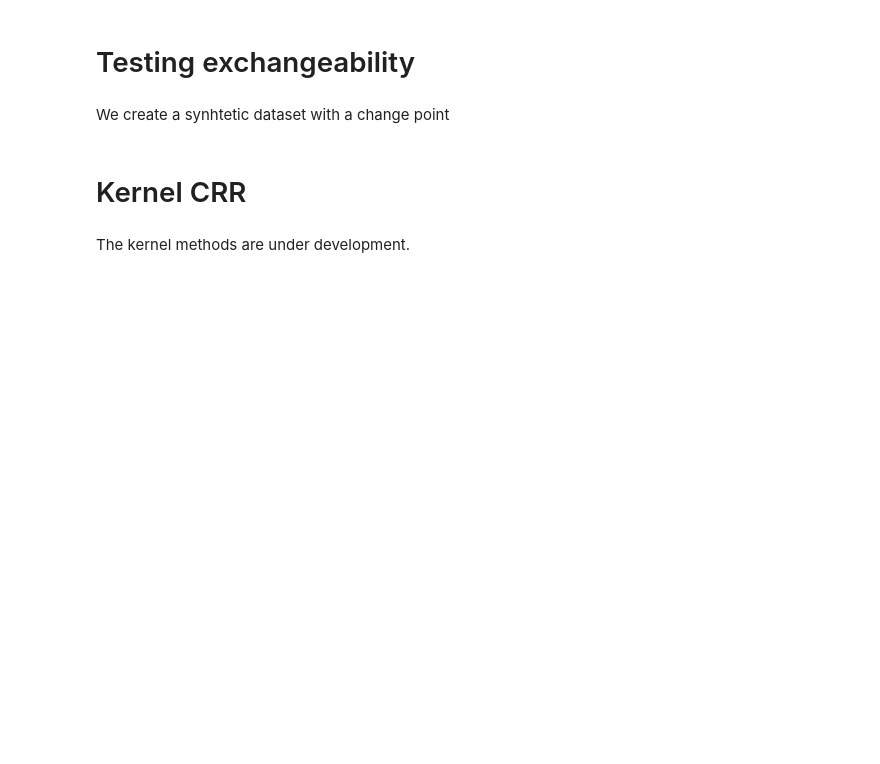
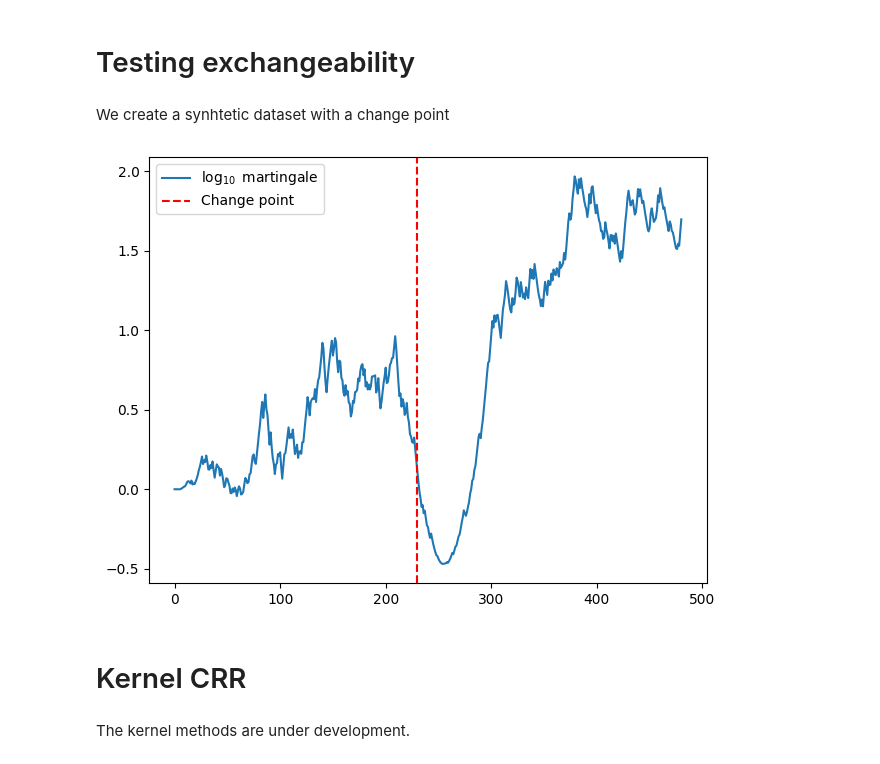
Before and after one commit to egonmedhatten/online-cp, a Jupyter notebook: notebooks/new_examples.ipynb, the cells around one changed output. Saved outputs shown, nothing was run; the diff lists cells and outputs as text; code cells hidden in the pictures; blank space fills up the shorter version.

```diff
--- a/notebooks/new_examples.ipynb
+++ b/notebooks/new_examples.ipynb
@@ -68,7 +78,7 @@ Create a synthetic dataset
 # %%
 rnd_gen = np.random.default_rng(2024)
 
-N = 1000
+N = 500
 X = rnd_gen.normal(loc=0, scale=1, size=(N, 4))
 beta = np.array([2, 1, 0, 0])
 y = X @ beta + rnd_gen.normal(loc=0, scale=1, size=N)
@@ -214,23 +245,21 @@ cp.learn_initial_training_set(X_init_train, y_init_train)
 
 for obj, lab in zip(X_process, y_process):
 
-    # Make prediction
-    Gamma, precomputed = cp.predict(obj, epsilon=epsilon, return_update=True)
-    # To avoid repeating computations, we return some precomputed arrays if return_update=True
-
     # Learn the label
-    cp.learn_one(obj, lab, precomputed)
-    # We do not have to invert a matrix at each step n. The hat matrix can be efficiently updaten online using the Sherman-Morrison formula
+    cp.learn_one(obj, lab)#, precomputed)
 
     # Compute the smoothed p-value
-    p = cp.compute_p_value(x=obj, y=lab, smoothed=True, precomputed=precomputed)
+    p = cp.compute_p_value(x=obj, y=lab, smoothed=True)
 
     # Update martingale
     M.update_martingale_value(p)
 # %%
 plt.plot(M.log10_martingale_values, label=r'$\log_{10}$ martingale')
 plt.axvline(int(N/2) - y_init_train.size, linestyle='--', label='Change point', color='red')
 plt.legend()
+plt.tight_layout()
+# %% [output]
+[figure, added]
 # %% [markdown]
 # Kernel CRR
 # %% [markdown]
```
Also changed, not shown: parts of 21 cells of this notebook.
